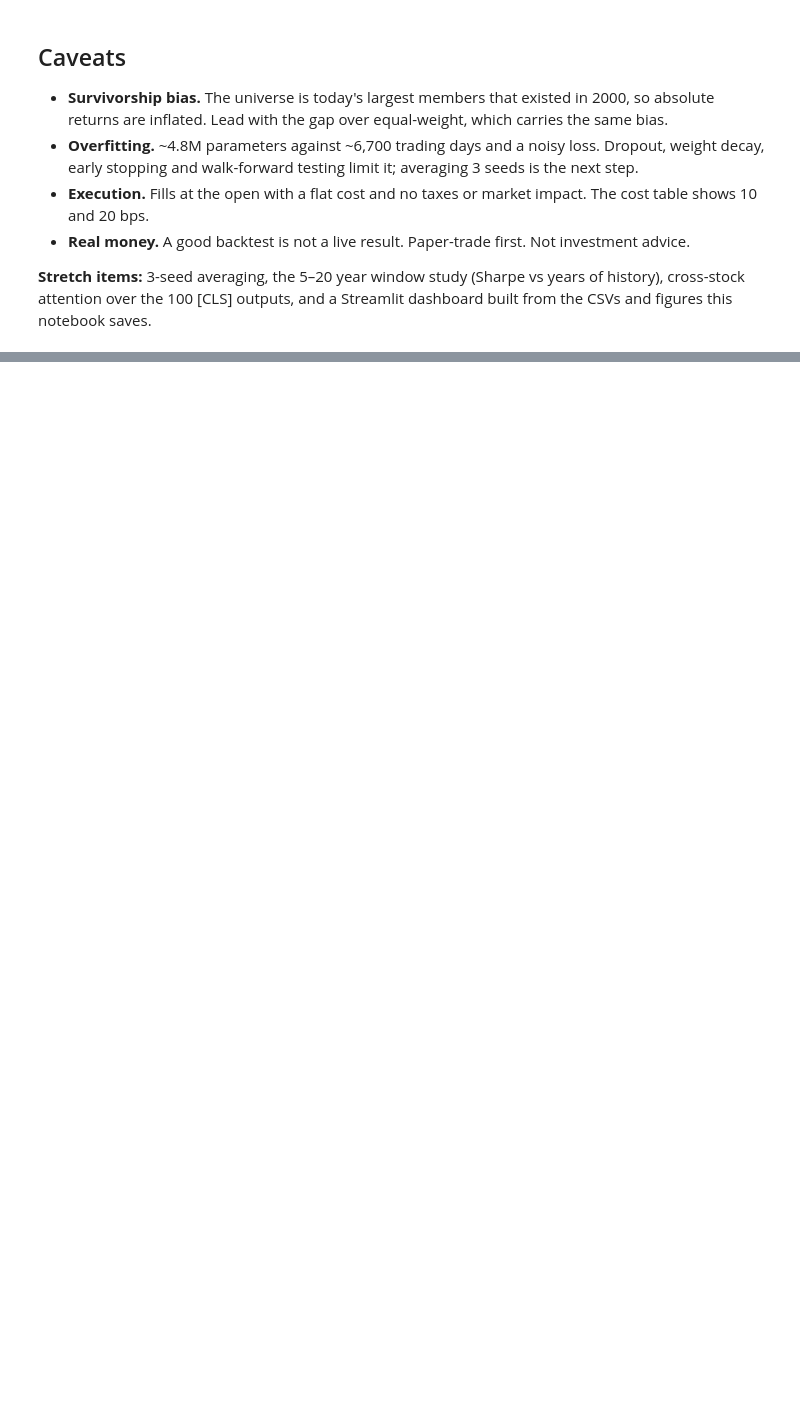
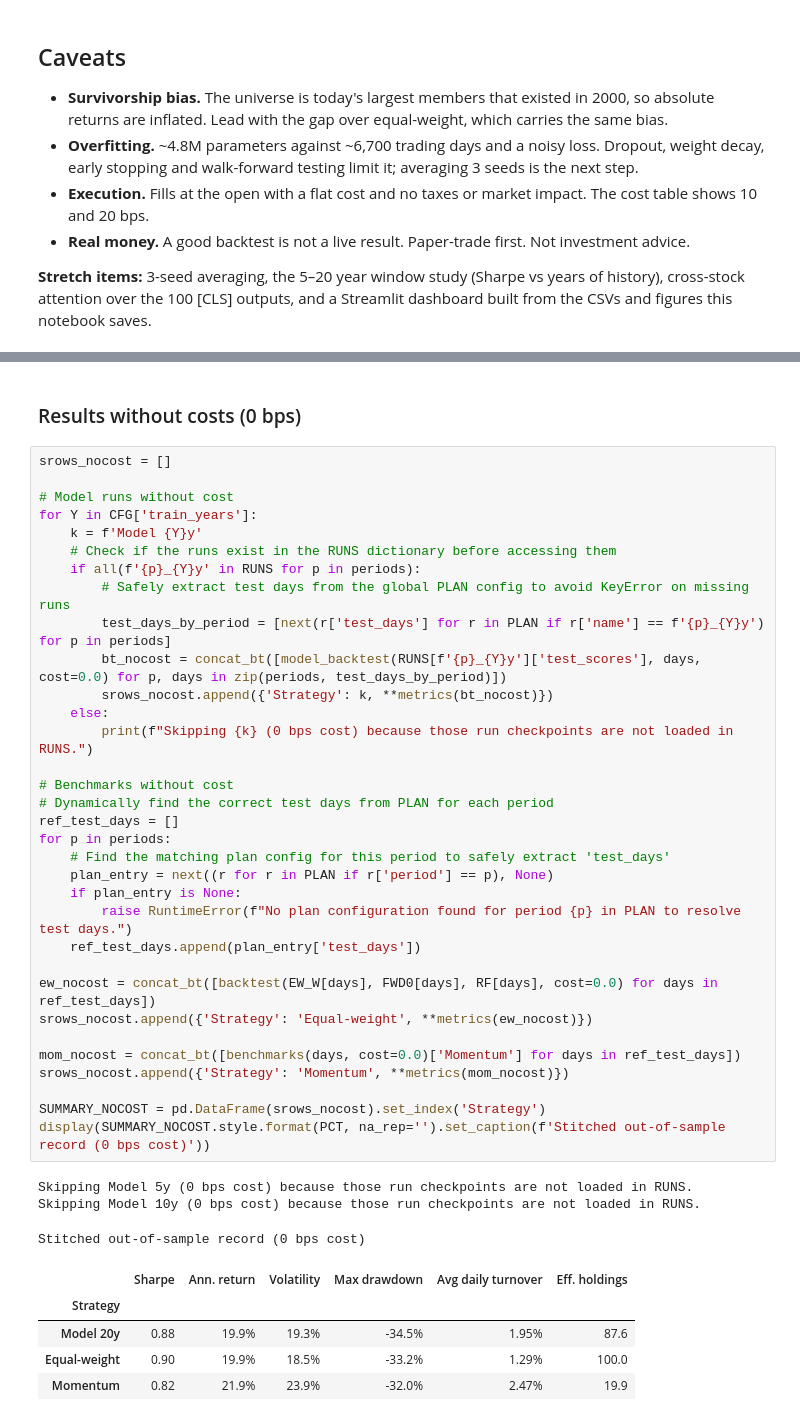
Before and after one commit to Tarotar30127/q-bot, a Jupyter notebook: Sharpe_Transformer.ipynb, the cells around one changed output, grey strips where cells are left out. Drawn from its saved outputs; the diff is of its cells as text; blank space fills up the shorter version.

```diff
--- a/Sharpe_Transformer.ipynb
+++ b/Sharpe_Transformer.ipynb
@@ -1206,0 +1214,44 @@ p-value: 0.427121
+# %% [markdown]
+### Results without costs (0 bps)
+# %%
+srows_nocost = []
+
+# Model runs without cost
+for Y in CFG['train_years']:
+    k = f'Model {Y}y'
+    # Check if the runs exist in the RUNS dictionary before accessing them
+    if all(f'{p}_{Y}y' in RUNS for p in periods):
+        # Safely extract test days from the global PLAN config to avoid KeyError on missing runs
+        test_days_by_period = [next(r['test_days'] for r in PLAN if r['name'] == f'{p}_{Y}y') for p in periods]
+        bt_nocost = concat_bt([model_backtest(RUNS[f'{p}_{Y}y']['test_scores'], days, cost=0.0) for p, days in zip(periods, test_days_by_period)])
+        srows_nocost.append({'Strategy': k, **metrics(bt_nocost)})
+    else:
+        print(f"Skipping {k} (0 bps cost) because those run checkpoints are not loaded in RUNS.")
+
+# Benchmarks without cost
+# Dynamically find the correct test days from PLAN for each period
+ref_test_days = []
+for p in periods:
+    # Find the matching plan config for this period to safely extract 'test_days'
+    plan_entry = next((r for r in PLAN if r['period'] == p), None)
+    if plan_entry is None:
+        raise RuntimeError(f"No plan configuration found for period {p} in PLAN to resolve test days.")
+    ref_test_days.append(plan_entry['test_days'])
+
+ew_nocost = concat_bt([backtest(EW_W[days], FWD0[days], RF[days], cost=0.0) for days in ref_test_days])
+srows_nocost.append({'Strategy': 'Equal-weight', **metrics(ew_nocost)})
+
+mom_nocost = concat_bt([benchmarks(days, cost=0.0)['Momentum'] for days in ref_test_days])
+srows_nocost.append({'Strategy': 'Momentum', **metrics(mom_nocost)})
+
+SUMMARY_NOCOST = pd.DataFrame(srows_nocost).set_index('Strategy')
+display(SUMMARY_NOCOST.style.format(PCT, na_rep='').set_caption(f'Stitched out-of-sample record (0 bps cost)'))
+# %% [output]
+Skipping Model 5y (0 bps cost) because those run checkpoints are not loaded in RUNS.
+Skipping Model 10y (0 bps cost) because those run checkpoints are not loaded in RUNS.
+Stitched out-of-sample record (0 bps cost)
+|  | Sharpe | Ann. return | Volatility | Max drawdown | Avg daily turnover | Eff. holdings |
+| Strategy |  |  |  |  |  |  |
+| Model 20y | 0.88 | 19.9% | 19.3% | -34.5% | 1.95% | 87.6 |
+| Equal-weight | 0.90 | 19.9% | 18.5% | -33.2% | 1.29% | 100.0 |
+| Momentum | 0.82 | 21.9% | 23.9% | -32.0% | 2.47% | 19.9 |
```
Also changed, not shown: parts of 16 cells of this notebook.
